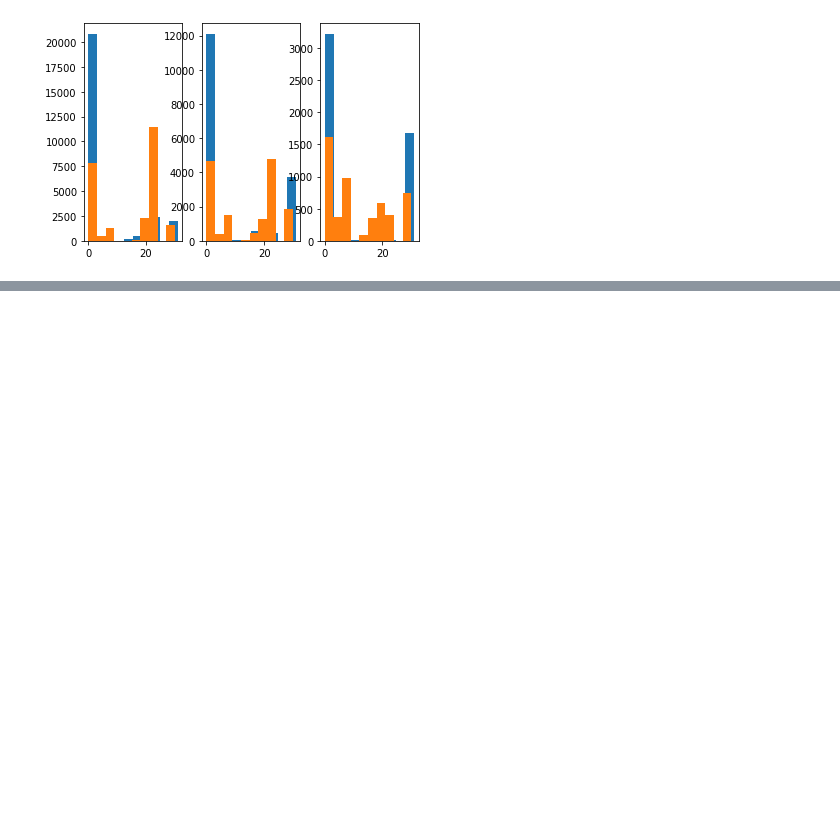
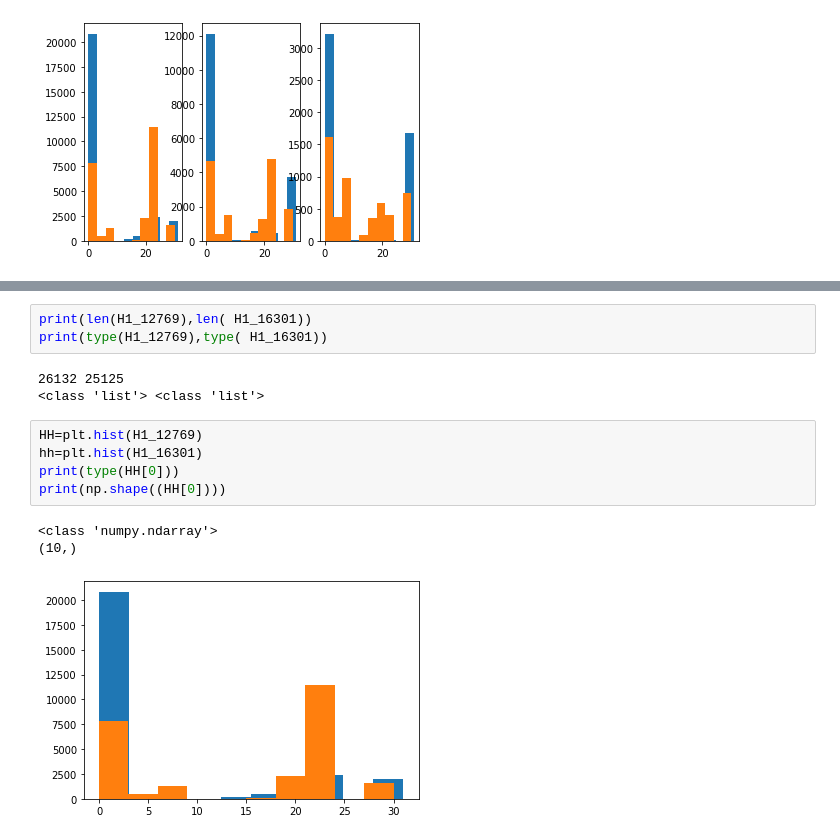
Before and after one commit to fxz200/detection, a Jupyter notebook: flower.ipynb, the cells around one changed output, grey strips where cells are left out. Cells and saved outputs as stored; diff of their text form; blank space fills up the shorter version.

```diff
--- a/flower.ipynb
+++ b/flower.ipynb
@@ -408,0 +409,15 @@ ValueError: operands could not be broadcast together with shapes (26132,) (25125
+# %%
+print(len(H1_12769),len( H1_16301))
+print(type(H1_12769),type( H1_16301))
+# %% [output]
+26132 25125
+<class 'list'> <class 'list'>
+# %%
+HH=plt.hist(H1_12769)
+hh=plt.hist(H1_16301)
+print(type(HH[0]))
+print(np.shape((HH[0])))
+# %% [output]
+<class 'numpy.ndarray'>
+(10,)
+[figure, added]
```
Also changed, not shown: parts of 12 cells of this notebook.
